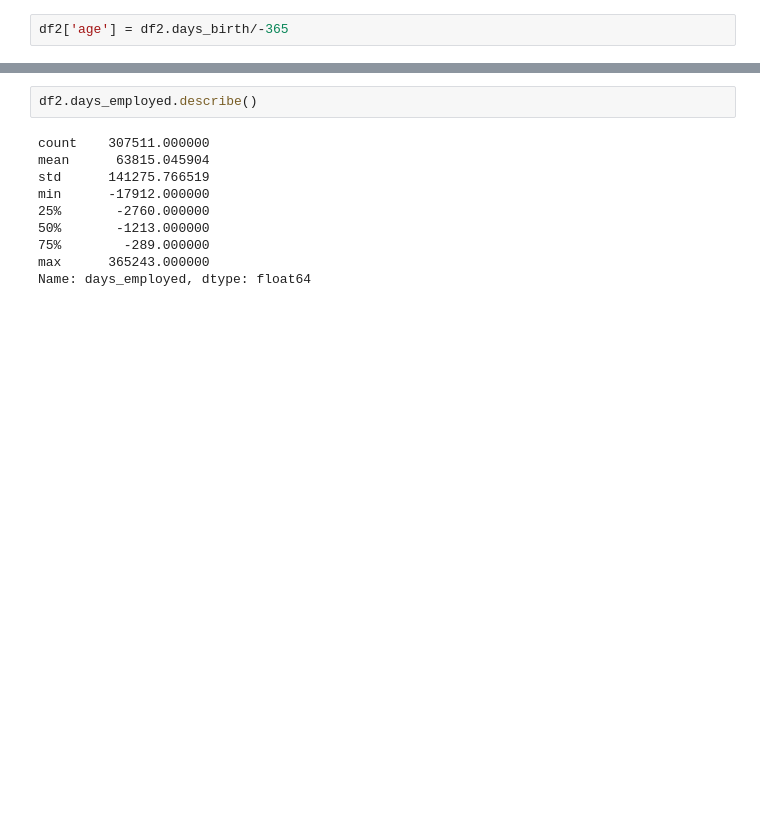
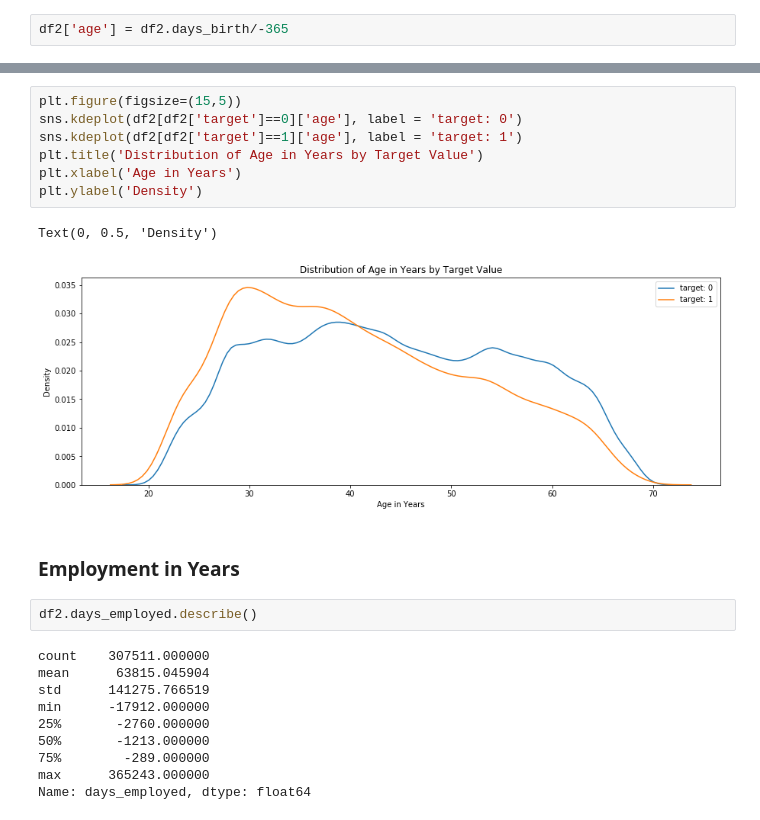
Before and after one commit to 6esche/HomeCredit, a Jupyter notebook: EDA.ipynb, the cells around one changed output, grey strips where cells are left out. Cells and saved outputs as stored; diff of their text form; blank space fills up the shorter version.

```diff
--- a/EDA.ipynb
+++ b/EDA.ipynb
@@ -238,3 +251,15 @@ df2['age'] = df2.days_birth/-365
+# %%
+plt.figure(figsize=(15,5))
+sns.kdeplot(df2[df2['target']==0]['age'], label = 'target: 0')
+sns.kdeplot(df2[df2['target']==1]['age'], label = 'target: 1')
+plt.title('Distribution of Age in Years by Target Value')
+plt.xlabel('Age in Years')
+plt.ylabel('Density')
+# %% [output]
+Text(0, 0.5, 'Density')
+[figure, added]
+# %% [markdown]
+### Employment in Years
 # %%
 df2.days_employed.describe()
 # %% [output]
```
Also changed, not shown: parts of 21 cells of this notebook.
